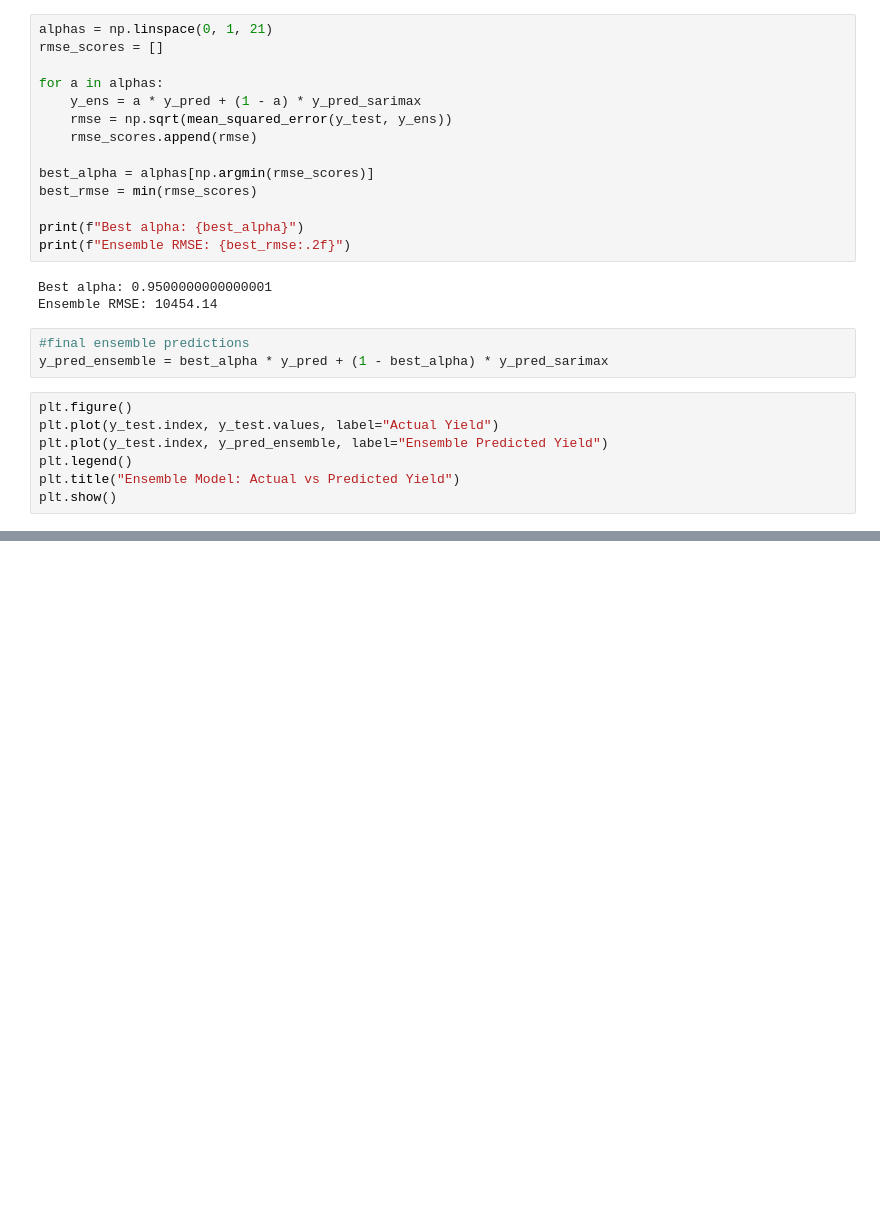
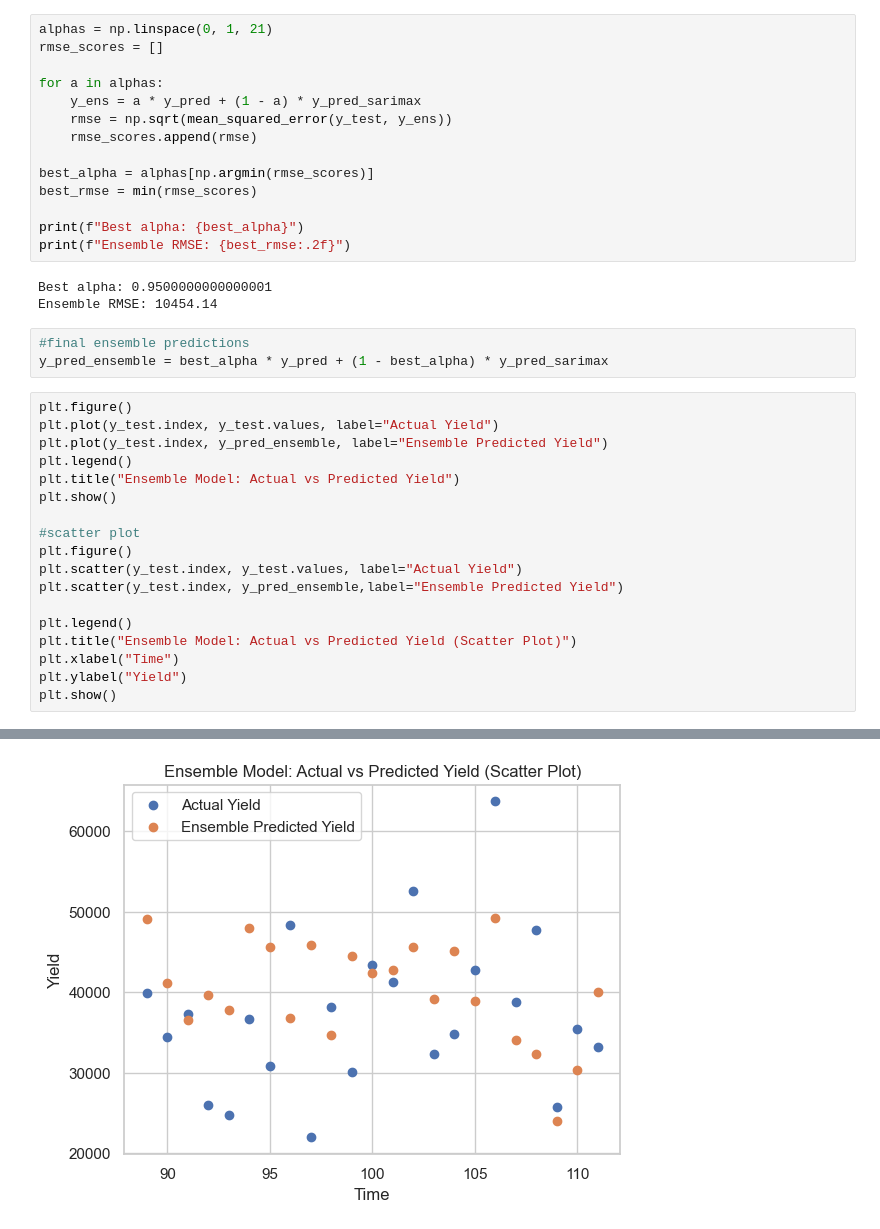
Before and after one commit to Akshatha7710/smart-tea-estate-management-system, a Jupyter notebook: Notebooks/productivity_prediction.ipynb, the cells around one changed output, grey strips where cells are left out. Drawn from its saved outputs; the diff is of its cells as text; blank space fills up the shorter version.

```diff
--- a/Notebooks/productivity_prediction.ipynb
+++ b/Notebooks/productivity_prediction.ipynb
@@ -450,9 +475,21 @@ y_pred_ensemble = best_alpha * y_pred + (1 - best_alpha) * y_pred_sarimax
 # %%
 plt.figure()
 plt.plot(y_test.index, y_test.values, label="Actual Yield")
 plt.plot(y_test.index, y_pred_ensemble, label="Ensemble Predicted Yield")
 plt.legend()
 plt.title("Ensemble Model: Actual vs Predicted Yield")
 plt.show()
+
+#scatter plot
+plt.figure()
+plt.scatter(y_test.index, y_test.values, label="Actual Yield")
+plt.scatter(y_test.index, y_pred_ensemble,label="Ensemble Predicted Yield")
+
+plt.legend()
+plt.title("Ensemble Model: Actual vs Predicted Yield (Scatter Plot)")
+plt.xlabel("Time")
+plt.ylabel("Yield")
+plt.show()
 # %% [output]
 [figure]
+[figure, added]
```
Also changed, not shown: parts of 7 cells of this notebook.
